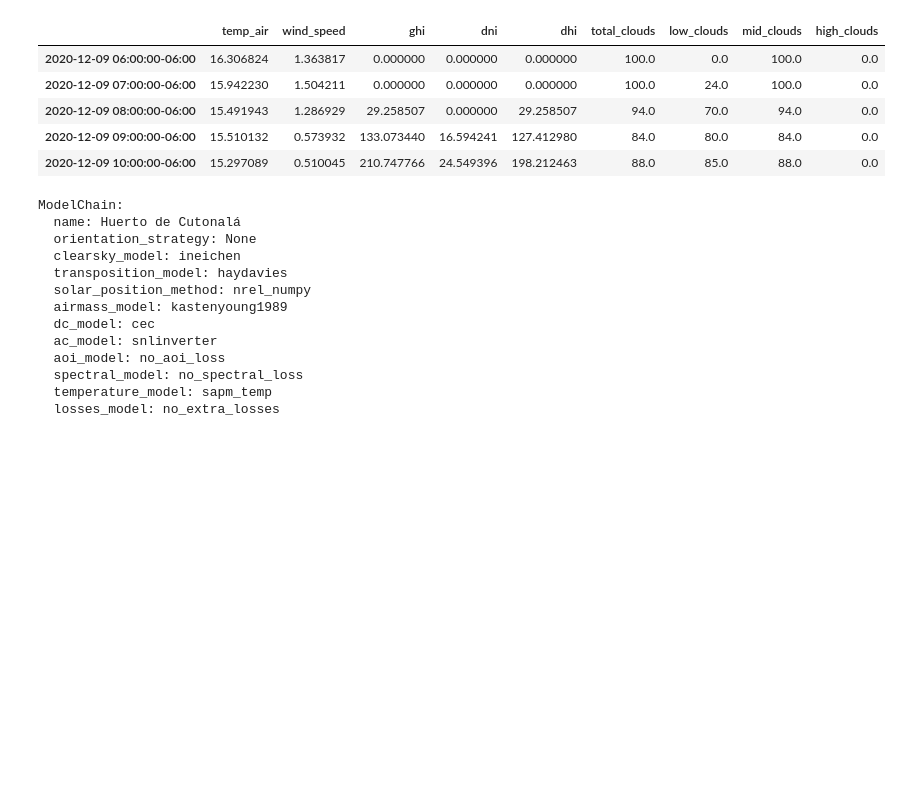
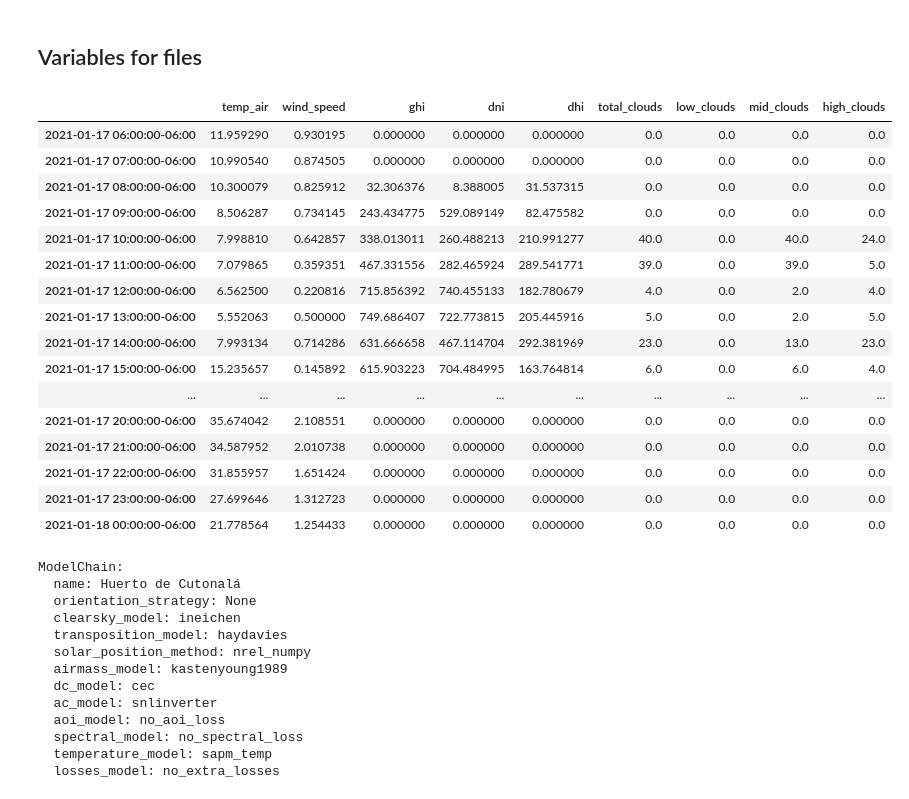
Before and after one commit to Vesino/pvlib_tesis, a Jupyter notebook: ModelChain NAM.ipynb, the cells around one changed output. Drawn from its saved outputs; the diff is of its cells as text; code cells hidden in the pictures; blank space fills up the shorter version.

```diff
--- a/ModelChain NAM.ipynb
+++ b/ModelChain NAM.ipynb
@@ -55,6 +59,11 @@ import datetime
 start = pd.Timestamp(datetime.date.today(), tz='America/Mexico_City') # today's date
 end = start + pd.Timedelta(days=7) # 7 days from today
 
-#9 de diciebre a partir del 16 de diciembre
-start9_dec = start - pd.Timedelta(days=9)
-end9_dec = start9_dec + pd.Timedelta(days=1)
+#start_variable stand for a configurable variable for one given date
+#end_variable stand for a configurable variable for one given end date
+#days_before_today variable stands for an especific date before today
+
+days_before_today = 6
+
+start_variable = start - pd.Timedelta(days=days_before_today)
+end_variable = start_variable + pd.Timedelta(days=1)
@@ -60,0 +78,2 @@ end9_dec = start9_dec + pd.Timedelta(days=1)
+# %% [markdown]
+## Variables for files
@@ -66,17 +95,28 @@ from pvlib.forecast import NAM
 fm = NAM()
 # %%
 # Se obtiene la data y se procesa del modelo de pronostico
-forecast_data = fm.get_processed_data(latitude, longitude, start9_dec, end9_dec)
+forecast_data = fm.get_processed_data(latitude, longitude, start_variable, end_variable)
 # %%
 #pd.set_option('display.max_columns', None)
-forecast_data.head()
+forecast_data
 # %% [output]
 |  | temp_air | wind_speed | ghi | dni | dhi | total_clouds | low_clouds | mid_clouds | high_clouds |
-| 2020-12-09 06:00:00-06:00 | 16.306824 | 1.363817 | 0.000000 | 0.000000 | 0.000000 | 100.0 | 0.0 | 100.0 | 0.0 |
-| 2020-12-09 07:00:00-06:00 | 15.942230 | 1.504211 | 0.000000 | 0.000000 | 0.000000 | 100.0 | 24.0 | 100.0 | 0.0 |
-| 2020-12-09 08:00:00-06:00 | 15.491943 | 1.286929 | 29.258507 | 0.000000 | 29.258507 | 94.0 | 70.0 | 94.0 | 0.0 |
-| 2020-12-09 09:00:00-06:00 | 15.510132 | 0.573932 | 133.073440 | 16.594241 | 127.412980 | 84.0 | 80.0 | 84.0 | 0.0 |
-| 2020-12-09 10:00:00-06:00 | 15.297089 | 0.510045 | 210.747766 | 24.549396 | 198.212463 | 88.0 | 85.0 | 88.0 | 0.0 |
+| 2021-01-17 06:00:00-06:00 | 11.959290 | 0.930195 | 0.000000 | 0.000000 | 0.000000 | 0.0 | 0.0 | 0.0 | 0.0 |
+| 2021-01-17 07:00:00-06:00 | 10.990540 | 0.874505 | 0.000000 | 0.000000 | 0.000000 | 0.0 | 0.0 | 0.0 | 0.0 |
+| 2021-01-17 08:00:00-06:00 | 10.300079 | 0.825912 | 32.306376 | 8.388005 | 31.537315 | 0.0 | 0.0 | 0.0 | 0.0 |
+| 2021-01-17 09:00:00-06:00 | 8.506287 | 0.734145 | 243.434775 | 529.089149 | 82.475582 | 0.0 | 0.0 | 0.0 | 0.0 |
+| 2021-01-17 10:00:00-06:00 | 7.998810 | 0.642857 | 338.013011 | 260.488213 | 210.991277 | 40.0 | 0.0 | 40.0 | 24.0 |
+| 2021-01-17 11:00:00-06:00 | 7.079865 | 0.359351 | 467.331556 | 282.465924 | 289.541771 | 39.0 | 0.0 | 39.0 | 5.0 |
+| 2021-01-17 12:00:00-06:00 | 6.562500 | 0.220816 | 715.856392 | 740.455133 | 182.780679 | 4.0 | 0.0 | 2.0 | 4.0 |
+| 2021-01-17 13:00:00-06:00 | 5.552063 | 0.500000 | 749.686407 | 722.773815 | 205.445916 | 5.0 | 0.0 | 2.0 | 5.0 |
+| 2021-01-17 14:00:00-06:00 | 7.993134 | 0.714286 | 631.666658 | 467.114704 | 292.381969 | 23.0 | 0.0 | 13.0 | 23.0 |
+| 2021-01-17 15:00:00-06:00 | 15.235657 | 0.145892 | 615.903223 | 704.484995 | 163.764814 | 6.0 | 0.0 | 6.0 | 4.0 |
+| ... | ... | ... | ... | ... | ... | ... | ... | ... | ... |
+| 2021-01-17 20:00:00-06:00 | 35.674042 | 2.108551 | 0.000000 | 0.000000 | 0.000000 | 0.0 | 0.0 | 0.0 | 0.0 |
+| 2021-01-17 21:00:00-06:00 | 34.587952 | 2.010738 | 0.000000 | 0.000000 | 0.000000 | 0.0 | 0.0 | 0.0 | 0.0 |
+| 2021-01-17 22:00:00-06:00 | 31.855957 | 1.651424 | 0.000000 | 0.000000 | 0.000000 | 0.0 | 0.0 | 0.0 | 0.0 |
+| 2021-01-17 23:00:00-06:00 | 27.699646 | 1.312723 | 0.000000 | 0.000000 | 0.000000 | 0.0 | 0.0 | 0.0 | 0.0 |
+| 2021-01-18 00:00:00-06:00 | 21.778564 | 1.254433 | 0.000000 | 0.000000 | 0.000000 | 0.0 | 0.0 | 0.0 | 0.0 |
 # %%
 ghi = forecast_data['ghi']
 dni = forecast_data['dni']
```
Also changed, not shown: parts of 26 cells of this notebook, 29 other files.
